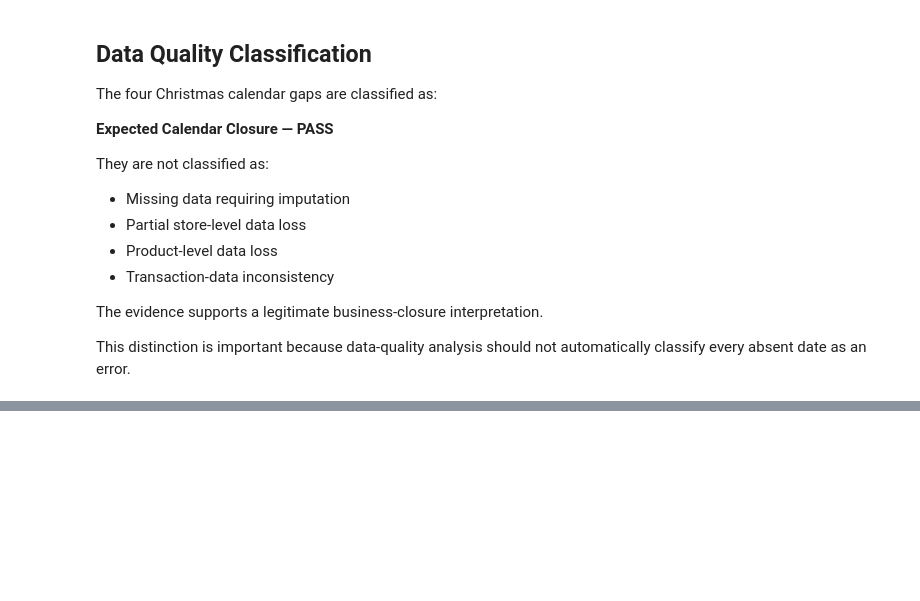
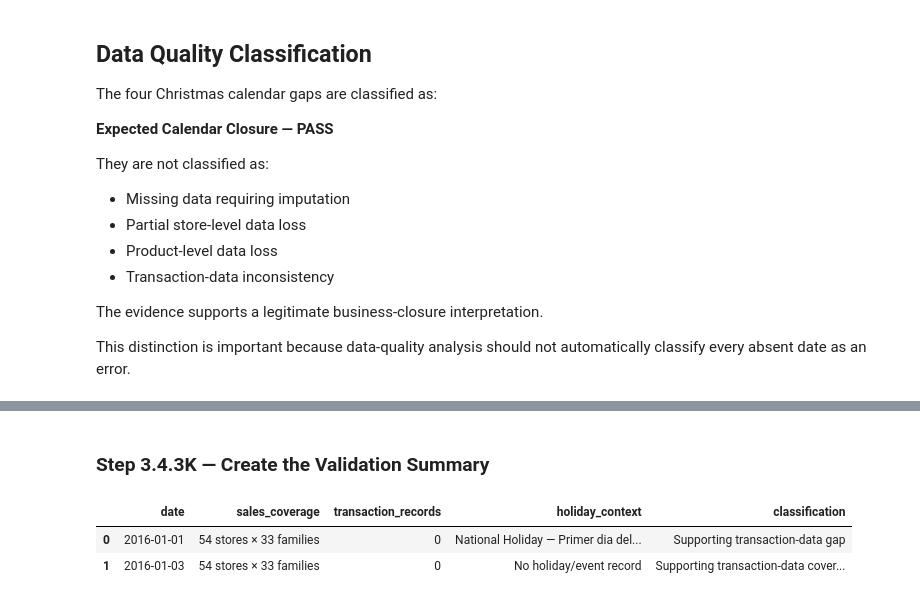
Before and after one commit to Abu-Hozaifa-Retail-Analyst/retail-sales-forecasting, a Jupyter notebook: notebooks/01_data_quality/02_initial_data_profiling.ipynb, the cells around one changed output, grey strips where cells are left out. Cells and saved outputs as stored; diff of their text form; code cells hidden in the pictures; blank space fills up the shorter version.

```diff
--- a/notebooks/01_data_quality/02_initial_data_profiling.ipynb
+++ b/notebooks/01_data_quality/02_initial_data_profiling.ipynb
@@ -3786,0 +4217,31 @@ automatically classify every absent date as an error.
+# %% [markdown]
+### Step 3.4.3K — Create the Validation Summary
+# %%
+transaction_validation_summary = pd.DataFrame({
+    "date": pd.to_datetime([
+        "2016-01-01",
+        "2016-01-03"
+    ]),
+    "sales_coverage": [
+        "54 stores × 33 families",
+        "54 stores × 33 families"
+    ],
+    "transaction_records": [
+        0,
+        0
+    ],
+    "holiday_context": [
+        "National Holiday — Primer dia del ano",
+        "No holiday/event record"
+    ],
+    "classification": [
+        "Supporting transaction-data gap",
+        "Supporting transaction-data coverage gap"
+    ]
+})
+
+transaction_validation_summary
+# %% [output]
+|  | date | sales_coverage | transaction_records | holiday_context | classification |
+| 0 | 2016-01-01 | 54 stores × 33 families | 0 | National Holiday — Primer dia del... | Supporting transaction-data gap |
+| 1 | 2016-01-03 | 54 stores × 33 families | 0 | No holiday/event record | Supporting transaction-data cover... |
```
Also changed, not shown: parts of 18 cells of this notebook, 1 other file.
